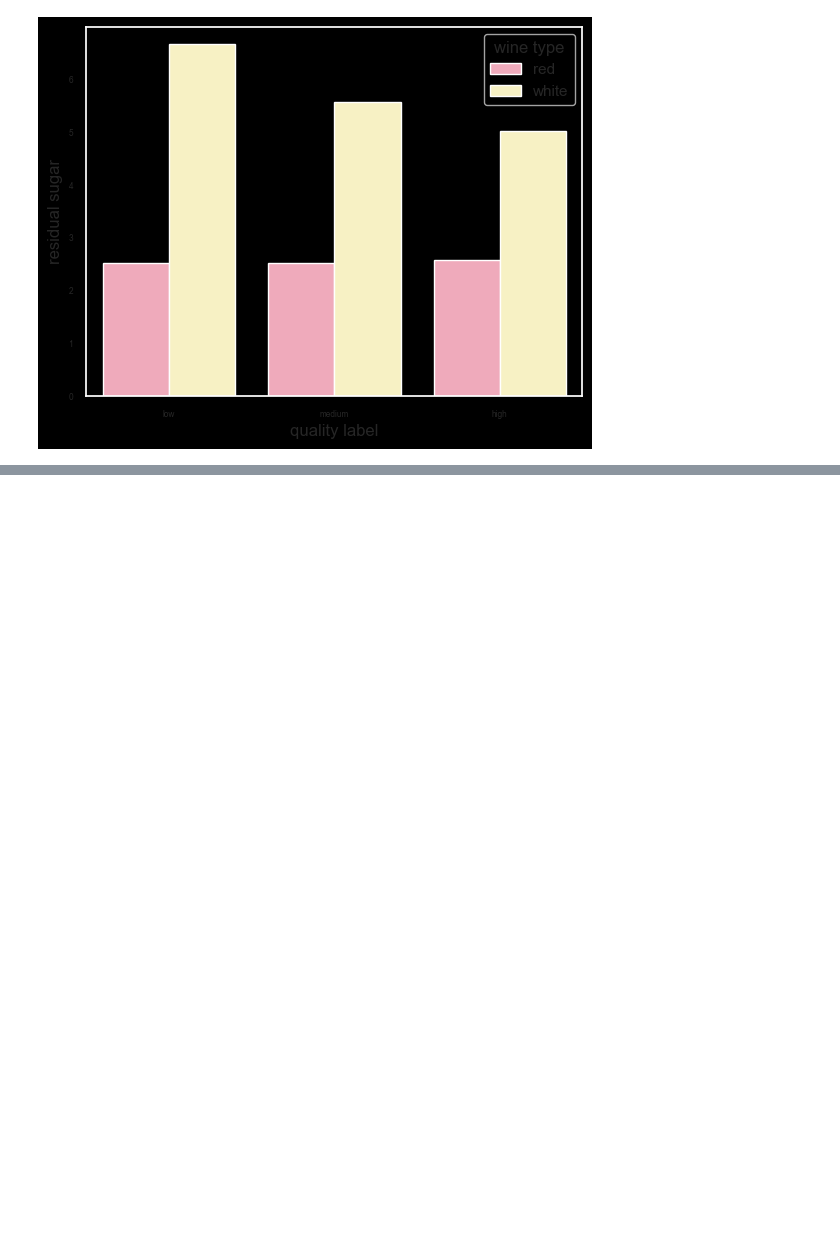
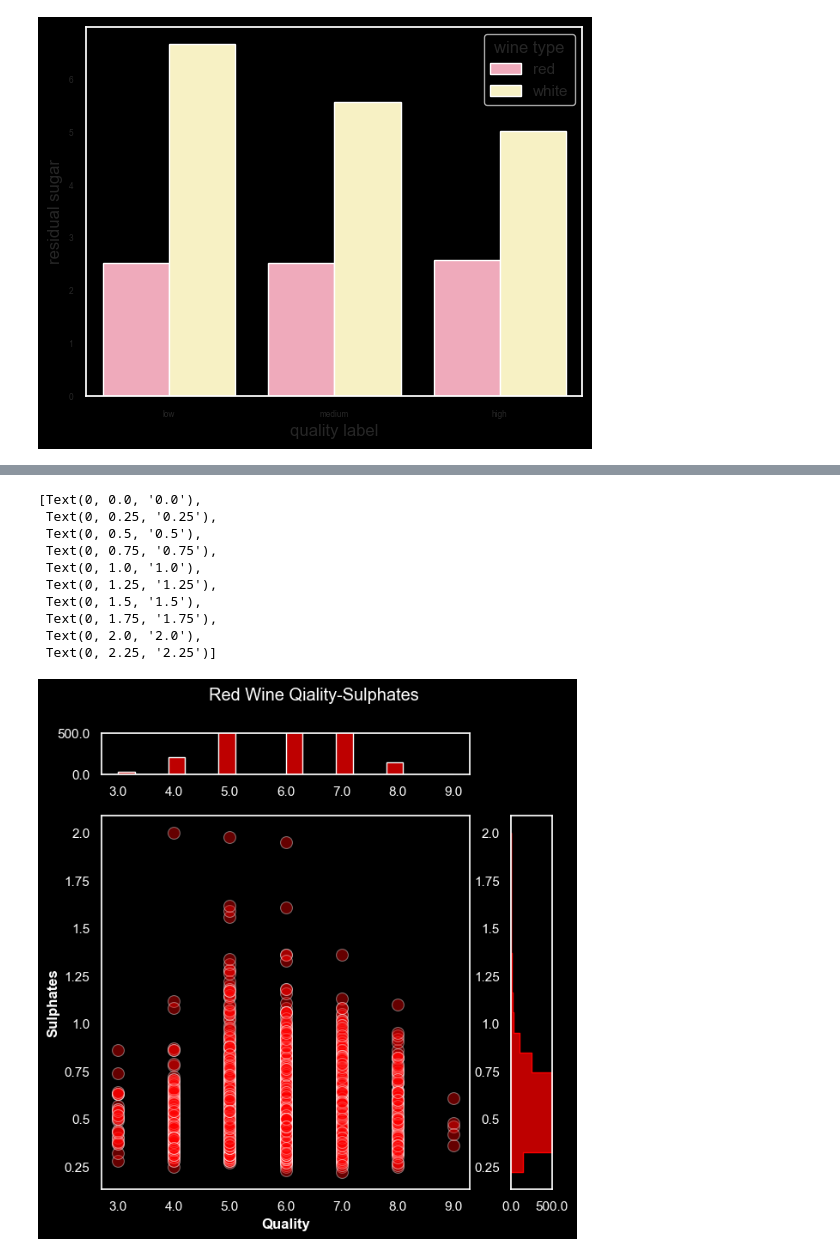
Before and after one commit to gabriela-arlt/BlueBerry-Winery, a Jupyter notebook: wine+quality/final_wine_project.ipynb, the cells around one changed output, grey strips where cells are left out. Drawn from its saved outputs; the diff is of its cells as text; code cells hidden in the pictures; blank space fills up the shorter version.

```diff
--- a/wine+quality/final_wine_project.ipynb
+++ b/wine+quality/final_wine_project.ipynb
@@ -766,0 +779,47 @@ The `ci` parameter is deprecated. Use `errorbar=None` for the same effect.
+# %%
+# sns.set_style ('white')
+# color='red', space=0.5, marginal_ticks=True
+# title = "Red Wine Qiality-Sulphates'"
+# g = sns.JointGrid(data=red_wine_heatmap, x='quality', y='sulphates')
+# g.plot_joint(sns.scatterplot, color='red')
+# g.plot_marginals(sns.histplot, color='red')
+# plt.suptitle(title, y = 1.05)
+# sns.despine(left=False, bottom=False, top=False, right=False)
+# g.ax_marg_x.set_xlabels()
+# g.ax_marg_x.set_ylabels()
+
+sns.set_theme(rc={'axes.facecolor':'black', 'figure.facecolor':'black', 'grid.color': 'black' })
+g = sns.JointGrid(marginal_ticks=True, space=1)
+title = 'Red Wine Qiality-Sulphates'
+plt.suptitle(title, color='white', y = 1.05)
+x, y =wine.quality, wine.sulphates
+sns.scatterplot(x=x, y=y, ax=g.ax_joint, color='red', s=100, alpha=0.4)
+sns.histplot(x=x, ax=g.ax_marg_x, color='red', bins=20)
+g.ax_marg_y.set_xlim(0, 500)
+g.ax_marg_x.set_ylim(0, 500)
+sns.histplot(y=y, ax=g.ax_marg_y, element='step', color='red', bins=17)
+sns.despine(left=False, bottom=False, top=False, right=False)
+g.ax_marg_y.tick_params(labelleft=True)
+g.ax_marg_x.tick_params(labelbottom=True)
+g.ax_joint.set_xlabel('Quality', color='white', fontweight='bold')
+g.ax_joint.set_ylabel('Sulphates', color='white', fontweight='bold')
+g.ax_marg_y.set_xlabel('')
+g.ax_marg_x.set_ylabel('')
+g.ax_joint.set_xticklabels(g.ax_joint.get_xticks(), color='white')
+g.ax_joint.set_yticklabels(g.ax_joint.get_yticks(), color='white')
+g.ax_marg_x.set_xticklabels(g.ax_marg_x.get_xticks(), color='white')
+g.ax_marg_x.set_yticklabels(g.ax_marg_x.get_yticks(), color='white')
+g.ax_marg_y.set_xticklabels(g.ax_marg_y.get_xticks(), color='white')
+g.ax_marg_y.set_yticklabels(g.ax_marg_y.get_yticks(), color='white')
+# %% [output]
+[Text(0, 0.0, '0.0'),
+ Text(0, 0.25, '0.25'),
+ Text(0, 0.5, '0.5'),
+ Text(0, 0.75, '0.75'),
+ Text(0, 1.0, '1.0'),
+ Text(0, 1.25, '1.25'),
+ Text(0, 1.5, '1.5'),
+ Text(0, 1.75, '1.75'),
+ Text(0, 2.0, '2.0'),
+ Text(0, 2.25, '2.25')]
+[figure, added]
```
Also changed, not shown: parts of 3 cells of this notebook, 1 other file.
